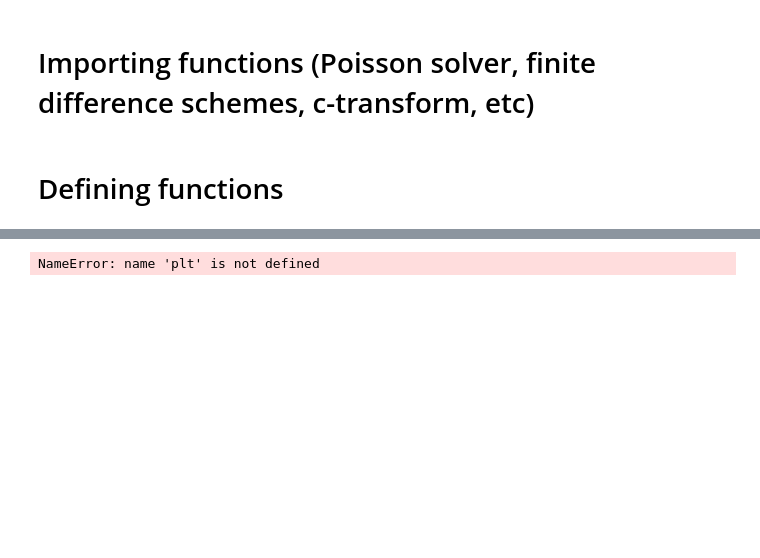
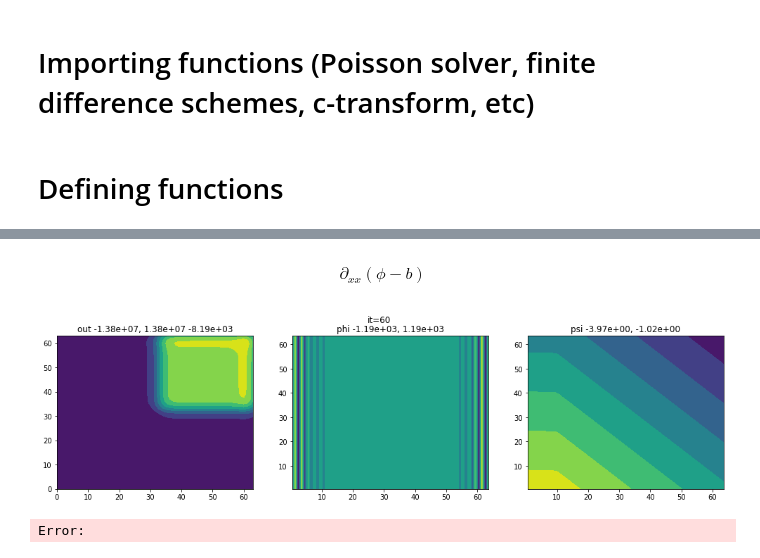
Before and after one commit to wonjunee/screening, a Jupyter notebook: python/screening_other-formulation.ipynb, the cells around one changed output, grey strips where cells are left out. Saved outputs shown, nothing was run; the diff lists cells and outputs as text; code cells hidden in the pictures; blank space fills up the shorter version.

```diff
--- a/python/screening_other-formulation.ipynb
+++ b/python/screening_other-formulation.ipynb
@@ -251,39 +247,46 @@ Invoked with: array([[0., 0., 0., ..., 0., 0., 0.],
+# %% [markdown]
+$$\partial_{xx} (\phi - b)$$
 # %%
 fig,ax = plt.subplots(1,3,figsize=(17,4))
 hdisplay = display.display("", display_id=True)
 
-L = 10000
+L = 50000
+
+phi_np     = (0.5*(Yx**2+Yy**2)).astype('float64')
+
+phi_np *= 0
 
 for it in range(max_iteration):
   c_transform(psi, phi, cost)
   # c_transform_cpp(psi_np, phi_np, cost_np)
   c_transform_epsilon_cpp(psi_eps_np, psi_np, phi_np, cost_np, epsilon, dx, dy, yMax)
   # compute_nu_and_rho_cpp(nu_np, rho_np, psi_eps_np, phi_np,  cost_np, b_np, epsilon, dx, dy, yMax)
 
-  approx_push_cpp(nu_np, psi_np, phi_np, cost_np, epsilon, dx, dy, yMax)
+  approx_push(nu, psi, phi, cost, epsilon, dx, dy, yMax, n)
   compute_first_variation_cpp(out_np, psi_eps_np, phi_np, nu_np, cost_np, b_np, dx, dy, yMax)
 
-  # gradient ascent
-  # phi_np += 1.0/L * (np.log(1+nu_np) - np.log(1+rho_np))
-
+  # fig,ax = plt.subplots(1,1,figsize=(10,10))
+  # ax.imshow(out_np)
+  # plt.show()
+  # break
   # approx_push_cpp(nu_np, psi_np, phi_np, cost_np, epsilon, dx, dy, yMax)
   phi_np -= 1.0/L * (out_np)
-  # phi_np += 1.0/L * np.log(nu_np - rho_np)
 
   if it % 10 == 0:
     # ax[0].imshow(nu_np,origin='lower')
     ax[0].contourf(nu_np)
     ax[0].set_title(f"out {np.min(out_np):0.2e}, {np.max(out_np):0.2e} {np.sum(out_np)*dy**2:0.2e}")
     ax[1].contourf(phi_np,origin='lower')
     ax[1].set_title(f"phi {np.min(phi_np):0.2e}, {np.max(phi_np):0.2e}")
     ax[2].contourf(psi_eps_np,origin='lower')
     ax[2].set_title(f"psi {np.min(psi_np):0.2e}, {np.max(psi_np):0.2e}")
     plt.suptitle(f"it={it}")
     plt.savefig(f"images/{it//10:03d}.png")
     # plt.show()
     hdisplay.update(fig)
 # %% [output]
+[figure, added]
-NameError: name 'plt' is not defined
+Error:
 # %%
 import glob
 import cv2
```
Also changed, not shown: parts of 2 cells of this notebook.
